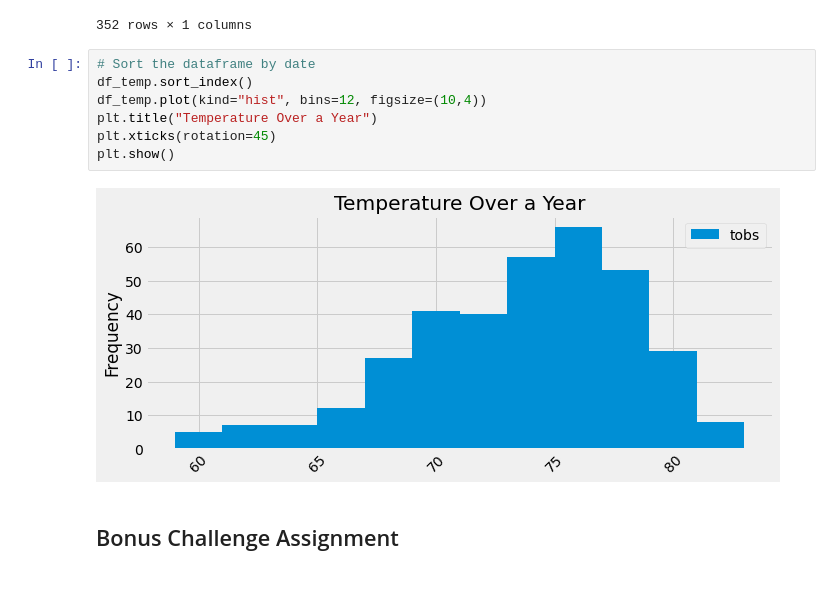
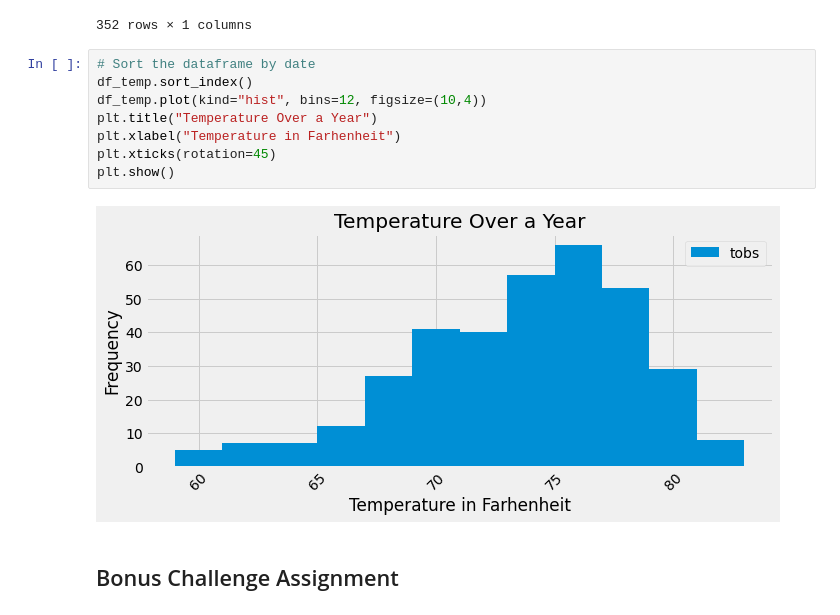
Before and after one commit to richardk6/SQLalchemy-project, a Jupyter notebook: climate_starter.ipynb, the cells around one changed output. Saved outputs shown, nothing was run; the diff lists cells and outputs as text; blank space fills up the shorter version.

```diff
--- a/climate_starter.ipynb
+++ b/climate_starter.ipynb
@@ -200,12 +201,13 @@ df_temp
 # %%
 # Sort the dataframe by date
 df_temp.sort_index()
 df_temp.plot(kind="hist", bins=12, figsize=(10,4))
 plt.title("Temperature Over a Year")
+plt.xlabel("Temperature in Farhenheit")
 plt.xticks(rotation=45)
 plt.show()
 # %% [output]
-[figure, old version]
+[figure, new version]
 # %% [markdown]
 ## Bonus Challenge Assignment
 # %%
```
Also changed, not shown: parts of 8 cells of this notebook.
